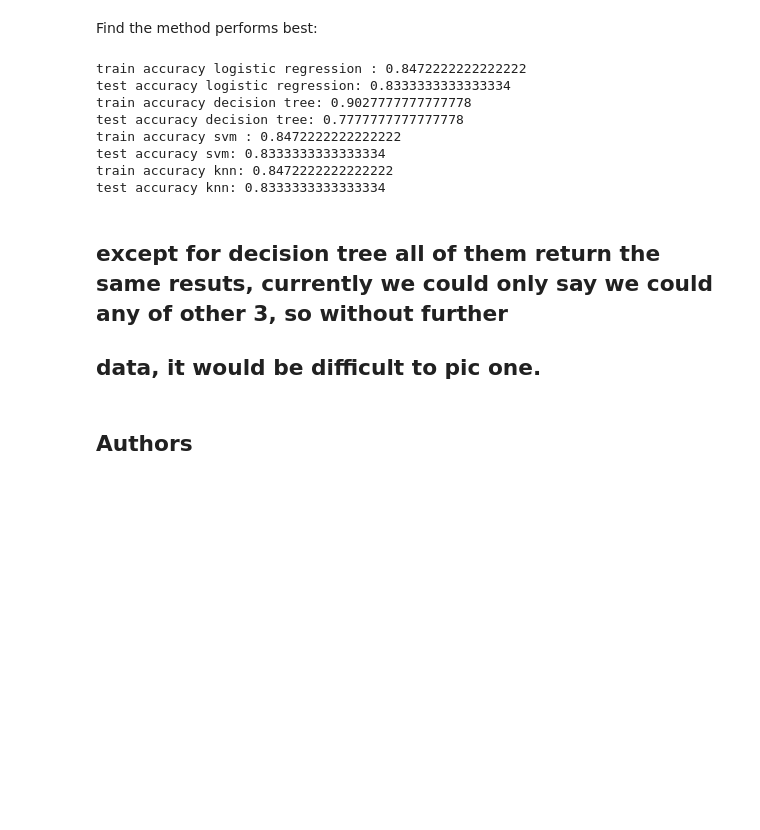
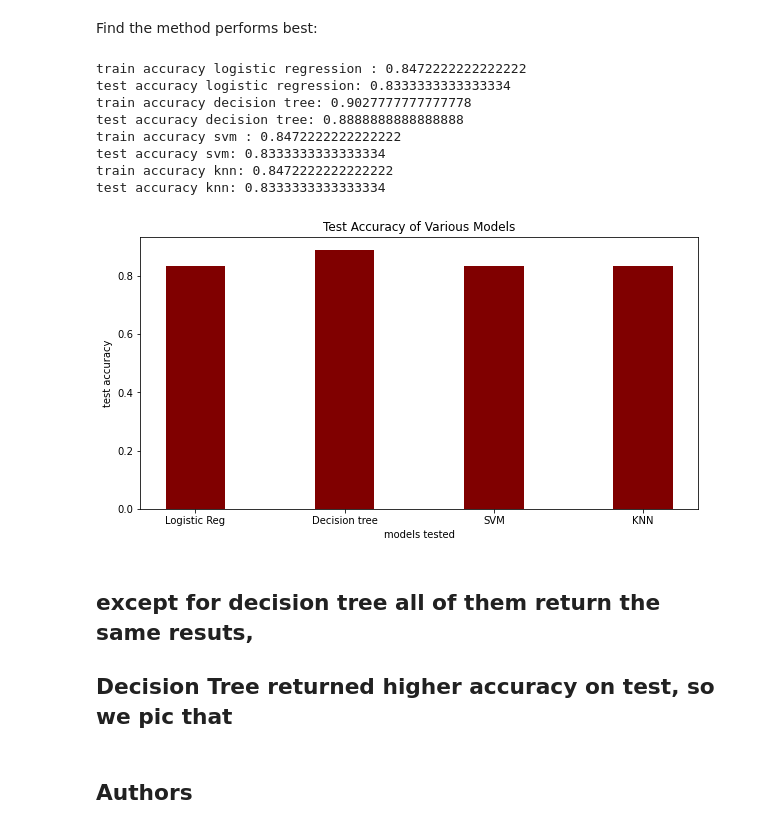
Before and after one commit to lucidkrish/Projects, a Jupyter notebook: SpaceX_Machine Learning Prediction_Part_5.ipynb, the cells around one changed output. Cells and saved outputs as stored; diff of their text form; code cells hidden in the pictures; blank space fills up the shorter version.

```diff
--- a/SpaceX_Machine Learning Prediction_Part_5.ipynb
+++ b/SpaceX_Machine Learning Prediction_Part_5.ipynb
@@ -358,28 +358,55 @@ plot_confusion_matrix(Y_test,yhat)
 ## TASK  12
 # %% [markdown]
 Find the method performs best:
+# %%
+#we clould plot this and pic the best one, but its just 4 methods to compare
+logreg_accuracy = logreg_cv.score(X_test,Y_test)
+tree_accuracy = tree_cv.score(X_test,Y_test)
+svm_accuracy = svm_cv.score(X_test,Y_test)
+knn_accuracy = knn_cv.score(X_test,Y_test)
 # %%
 #we clould plot this and pic the best one, but its just 4 methods to compare
 print("train accuracy logistic regression :",logreg_cv.best_score_)
-print("test accuracy logistic regression:" , logreg_cv.score(X_test,Y_test))
+print("test accuracy logistic regression:" , logreg_accuracy)
 print("train accuracy decision tree:",tree_cv.best_score_)
-print("test accuracy decision tree:" , tree_cv.score(X_test,Y_test))
+print("test accuracy decision tree:" , tree_accuracy)
 print("train accuracy svm :",svm_cv.best_score_)
-print("test accuracy svm:" , svm_cv.score(X_test,Y_test))
+print("test accuracy svm:" , svm_accuracy)
 print("train accuracy knn:", knn_cv.best_score_)
-print("test accuracy knn:" , knn_cv.score(X_test,Y_test))
+print("test accuracy knn:" , knn_accuracy)
 # %% [output]
 train accuracy logistic regression : 0.8472222222222222
 test accuracy logistic regression: 0.8333333333333334
 train accuracy decision tree: 0.9027777777777778
-test accuracy decision tree: 0.7777777777777778
+test accuracy decision tree: 0.8888888888888888
 train accuracy svm : 0.8472222222222222
 test accuracy svm: 0.8333333333333334
 train accuracy knn: 0.8472222222222222
 test accuracy knn: 0.8333333333333334
+# %%
+data = {'Logistic Reg':logreg_accuracy,
+        'Decision tree':tree_accuracy,
+        'SVM':svm_accuracy,
+        'KNN':knn_accuracy}
+model = list(data.keys())
+accuracy = list(data.values())
+
+fig = plt.figure(figsize = (10, 5))
+
+# creating the bar plot
+plt.bar(model, accuracy, color ='maroon',
+        width = 0.4)
+
+plt.xlabel("models tested")
+plt.ylabel("test accuracy")
+plt.title("Test Accuracy of Various Models")
+plt.show()
+# %% [output]
+[figure, added]
 # %% [markdown]
-## except for decision tree all of them return the same resuts, currently we could only say we could any of other 3, so without further
-## data, it would be difficult to pic one.
+## except for decision tree all of them return the same resuts,
+
+## Decision Tree returned higher accuracy on test, so we pic that
 # %% [markdown]
 ## Authors
 # %% [markdown]
```
Also changed, not shown: parts of 3 cells of this notebook.
